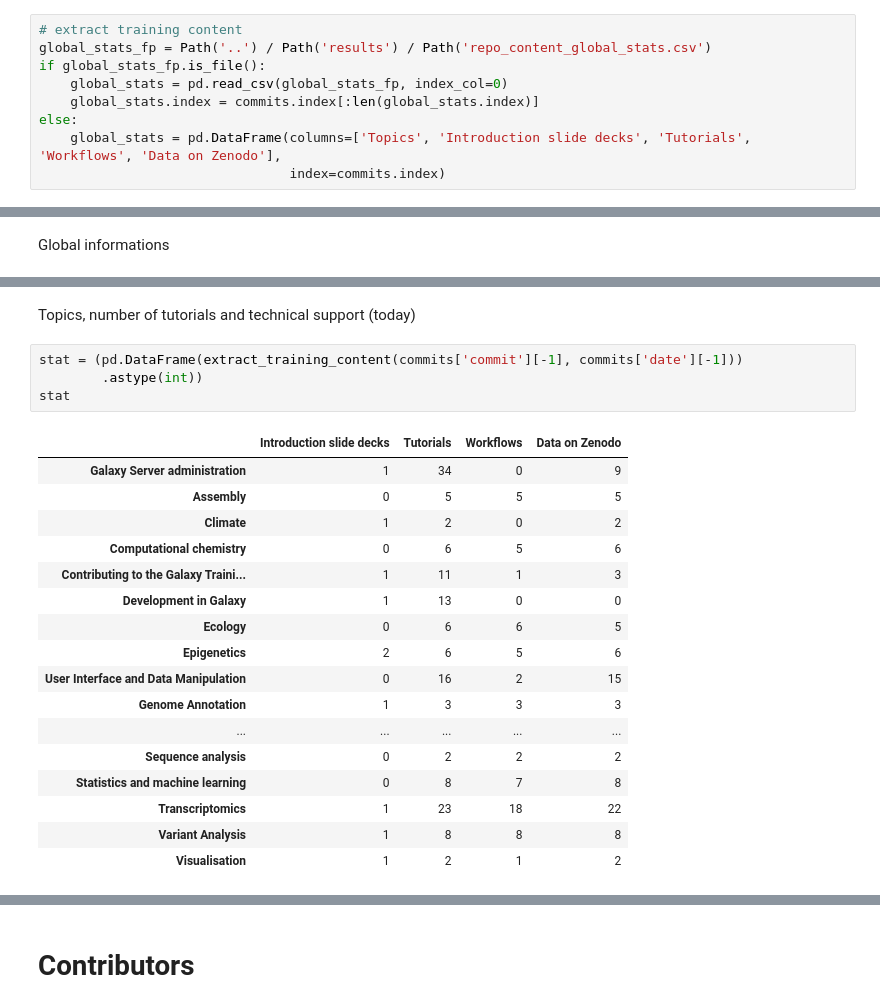
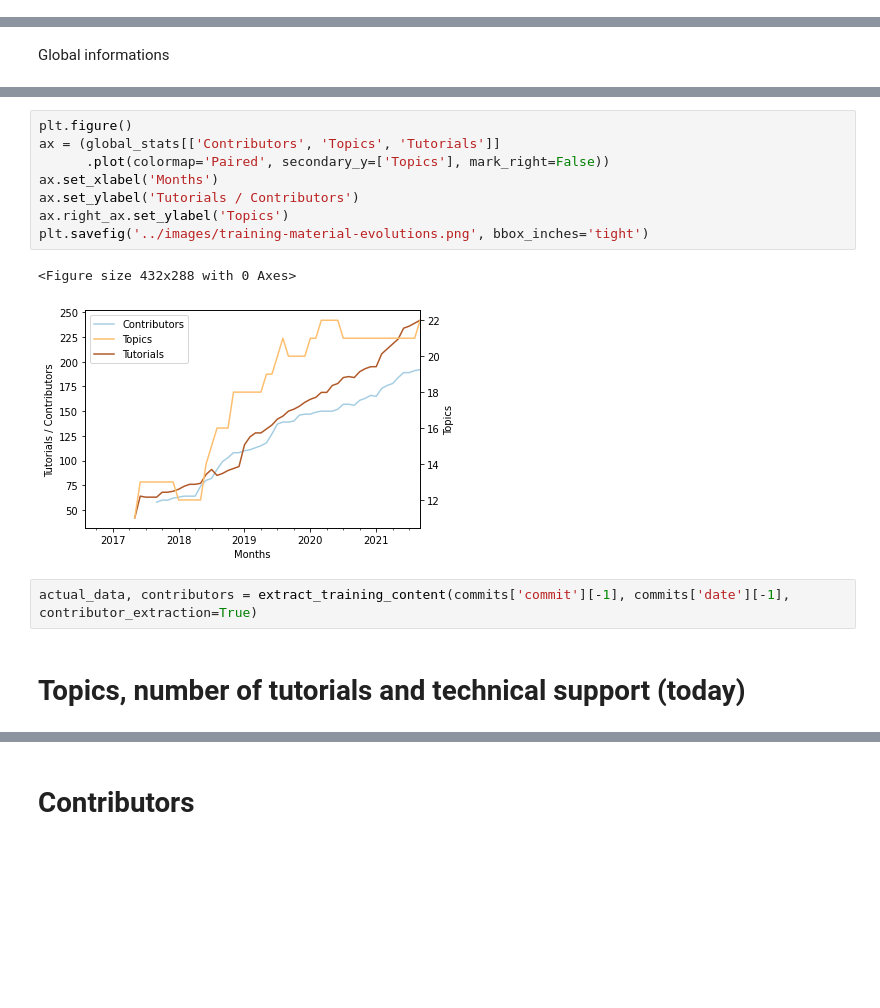
Before and after one commit to galaxyproject/GTN-community-paper-2020, a Jupyter notebook: src/extract_repo_content_stats.ipynb, the cells around one changed output, grey strips where cells are left out. Drawn from its saved outputs; the diff is of its cells as text; blank space fills up the shorter version.

Commit message:
Modify the extraction of repo content

```diff
--- a/src/extract_repo_content_stats.ipynb
+++ b/src/extract_repo_content_stats.ipynb
@@ -184,11 +244,2 @@ def extract_training_content(ref, date):
-# %%
-# extract training content
-global_stats_fp = Path('..') / Path('results') / Path('repo_content_global_stats.csv')
-if global_stats_fp.is_file():
-    global_stats = pd.read_csv(global_stats_fp, index_col=0)
-    global_stats.index = commits.index[:len(global_stats.index)]
-else:
-    global_stats = pd.DataFrame(columns=['Topics', 'Introduction slide decks', 'Tutorials', 'Workflows', 'Data on Zenodo'],
-                                index=commits.index)
 # %%
 # extract training content
@@ -260,25 +338,16 @@ plt.show()
+# %%
+plt.figure()
+ax = (global_stats[['Contributors', 'Topics', 'Tutorials']]
+      .plot(colormap='Paired', secondary_y=['Topics'], mark_right=False))
+ax.set_xlabel('Months')
+ax.set_ylabel('Tutorials / Contributors')
+ax.right_ax.set_ylabel('Topics')
+plt.savefig('../images/training-material-evolutions.png', bbox_inches='tight')
+# %% [output]
+<Figure size 432x288 with 0 Axes>
+[figure, added]
+# %%
+actual_data, contributors = extract_training_content(commits['commit'][-1], commits['date'][-1], contributor_extraction=True)
 # %% [markdown]
-Topics, number of tutorials and technical support (today)
+# Topics, number of tutorials and technical support (today)
-# %%
-stat = (pd.DataFrame(extract_training_content(commits['commit'][-1], commits['date'][-1]))
-        .astype(int))
-stat
-# %% [output]
-|  | Introduction slide decks | Tutorials | Workflows | Data on Zenodo |
-| Galaxy Server administration | 1 | 34 | 0 | 9 |
-| Assembly | 0 | 5 | 5 | 5 |
-| Climate | 1 | 2 | 0 | 2 |
-| Computational chemistry | 0 | 6 | 5 | 6 |
-| Contributing to the Galaxy Traini... | 1 | 11 | 1 | 3 |
-| Development in Galaxy | 1 | 13 | 0 | 0 |
-| Ecology | 0 | 6 | 6 | 5 |
-| Epigenetics | 2 | 6 | 5 | 6 |
-| User Interface and Data Manipulation | 0 | 16 | 2 | 15 |
-| Genome Annotation | 1 | 3 | 3 | 3 |
-| ... | ... | ... | ... | ... |
-| Sequence analysis | 0 | 2 | 2 | 2 |
-| Statistics and machine learning | 0 | 8 | 7 | 8 |
-| Transcriptomics | 1 | 23 | 18 | 22 |
-| Variant Analysis | 1 | 8 | 8 | 8 |
-| Visualisation | 1 | 2 | 1 | 2 |
 # %%
```
Also changed, not shown: parts of 25 cells of this notebook, 4 other files.
